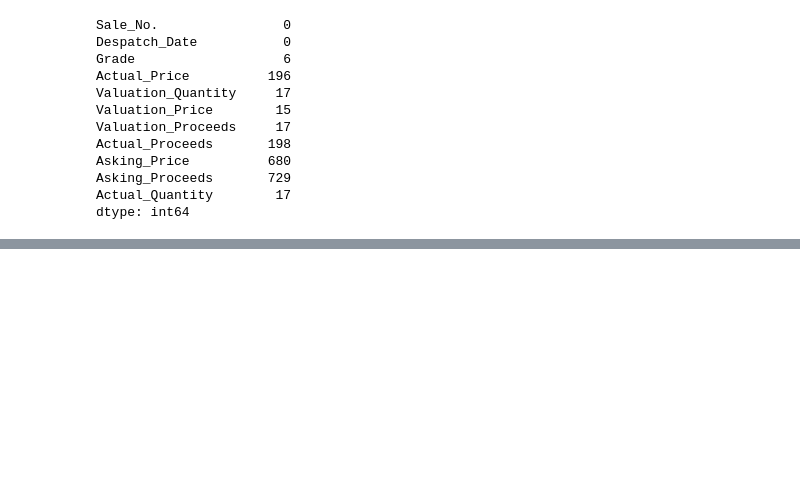
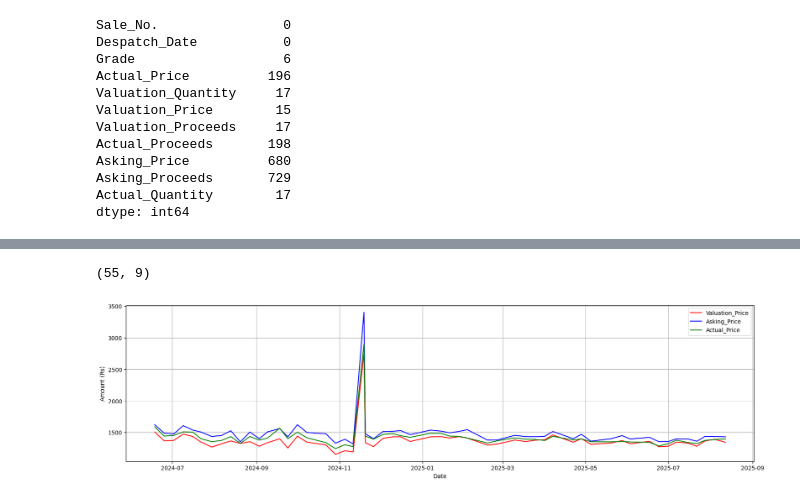
Before and after one commit to NishanD21/Time-Series-Analysis-on-Tea-Production, a Jupyter notebook: sales_and_valuation/sales_and_val.ipynb, the cells around one changed output, grey strips where cells are left out. Saved outputs shown, nothing was run; the diff lists cells and outputs as text; code cells hidden in the pictures; blank space fills up the shorter version.

```diff
--- a/sales_and_valuation/sales_and_val.ipynb
+++ b/sales_and_valuation/sales_and_val.ipynb
@@ -286,0 +321,2 @@ dtype: int64
+# %%
+dfc = dfw.dropna()
@@ -286,0 +364,17 @@ dtype: int64
+# %%
+
+# Columns to sum
+sum_cols = ["Valuation_Quantity","Actual_Quantity", "Valuation_Proceeds", "Asking_Proceeds", "Actual_Proceeds"]
+
+# Group by Despatch_Date and sum the specified columns
+df_sum = dfc.groupby("Despatch_Date")[sum_cols].sum().reset_index()
+
+# Calculate Actual_Price and Valuation_Price per unit
+df_sum["Actual_Price"] = df_sum["Actual_Proceeds"] / df_sum["Actual_Quantity"]
+df_sum["Valuation_Price"] = df_sum["Valuation_Proceeds"] / df_sum["Valuation_Quantity"]
+df_sum["Asking_Price"] = df_sum["Asking_Proceeds"] / df_sum["Valuation_Quantity"]
+
+# Optional: reorder columns
+df_avg = df_sum[["Despatch_Date","Valuation_Price","Asking_Price" ,"Actual_Price",] + sum_cols]
+
+df_avg.head()
@@ -286,0 +388,16 @@ dtype: int64
+# %%
+df_avg.shape
+# %% [output]
+(55, 9)
+# %%
+# plotting Valuation_Price , Asking_Price and Actual_Price
+plt.figure(figsize=(20,5))
+plt.plot(df_avg['Despatch_Date'],df_avg['Valuation_Price'],label = 'Valuation_Price', color = 'red')
+plt.plot(df_avg['Despatch_Date'],df_avg['Asking_Price'],label = 'Asking_Price', color = 'blue')
+plt.plot(df_avg['Despatch_Date'],df_avg['Actual_Price'],label = 'Actual_Price', color = 'green')
+plt.xlabel('Date')
+plt.ylabel('Amount (Rs)')
+plt.legend(loc='best')
+plt.grid()
+# %% [output]
+[figure, added]
```
Also changed, not shown: parts of 7 cells of this notebook.
